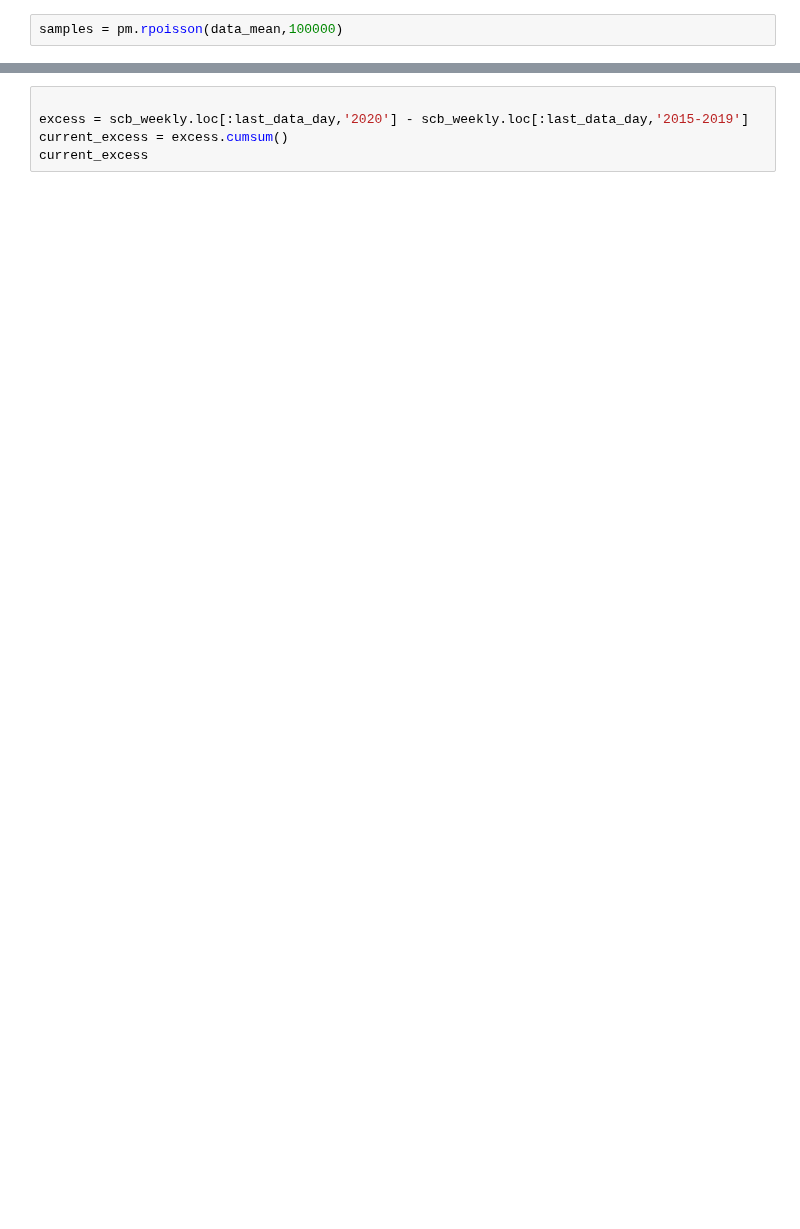
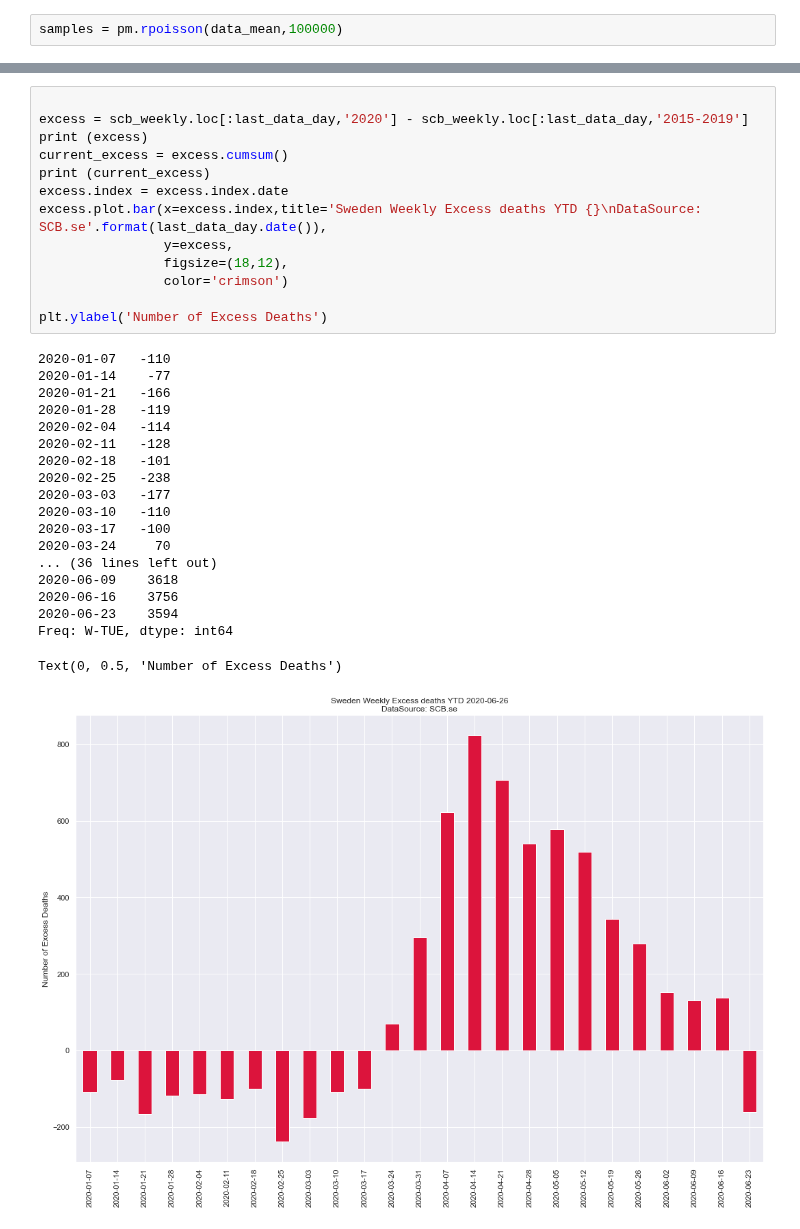
Before and after one commit to tolex3/note, a Jupyter notebook: scb_poisson.ipynb, the cells around one changed output, grey strips where cells are left out. Saved outputs shown, nothing was run; the diff lists cells and outputs as text; blank space fills up the shorter version.

```diff
--- a/scb_poisson.ipynb
+++ b/scb_poisson.ipynb
@@ -124,8 +360,36 @@ errors
-# %%
-
-excess = scb_weekly.loc[:last_data_day,'2020'] - scb_weekly.loc[:last_data_day,'2015-2019']
-current_excess = excess.cumsum()
-current_excess
+# %%
+
+excess = scb_weekly.loc[:last_data_day,'2020'] - scb_weekly.loc[:last_data_day,'2015-2019']
+print (excess)
+current_excess = excess.cumsum()
+print (current_excess)
+excess.index = excess.index.date
+excess.plot.bar(x=excess.index,title='Sweden Weekly Excess deaths YTD {}\nDataSource: SCB.se'.format(last_data_day.date()),
+                y=excess,
+                figsize=(18,12),
+                color='crimson')
+
+plt.ylabel('Number of Excess Deaths')
+# %% [output]
+2020-01-07   -110
+2020-01-14    -77
+2020-01-21   -166
+2020-01-28   -119
+2020-02-04   -114
+2020-02-11   -128
+2020-02-18   -101
+2020-02-25   -238
+2020-03-03   -177
+2020-03-10   -110
+2020-03-17   -100
+2020-03-24     70
+... (36 lines left out)
+2020-06-09    3618
+2020-06-16    3756
+2020-06-23    3594
+Freq: W-TUE, dtype: int64
+Text(0, 0.5, 'Number of Excess Deaths')
+[figure, added]
 # %%
 plt.figure(figsize=(18,12))
 plt.title('Sweden weekly & excess deaths 2020 Y2D '\
```
Also changed, not shown: parts of 22 cells of this notebook, 2 other files.
